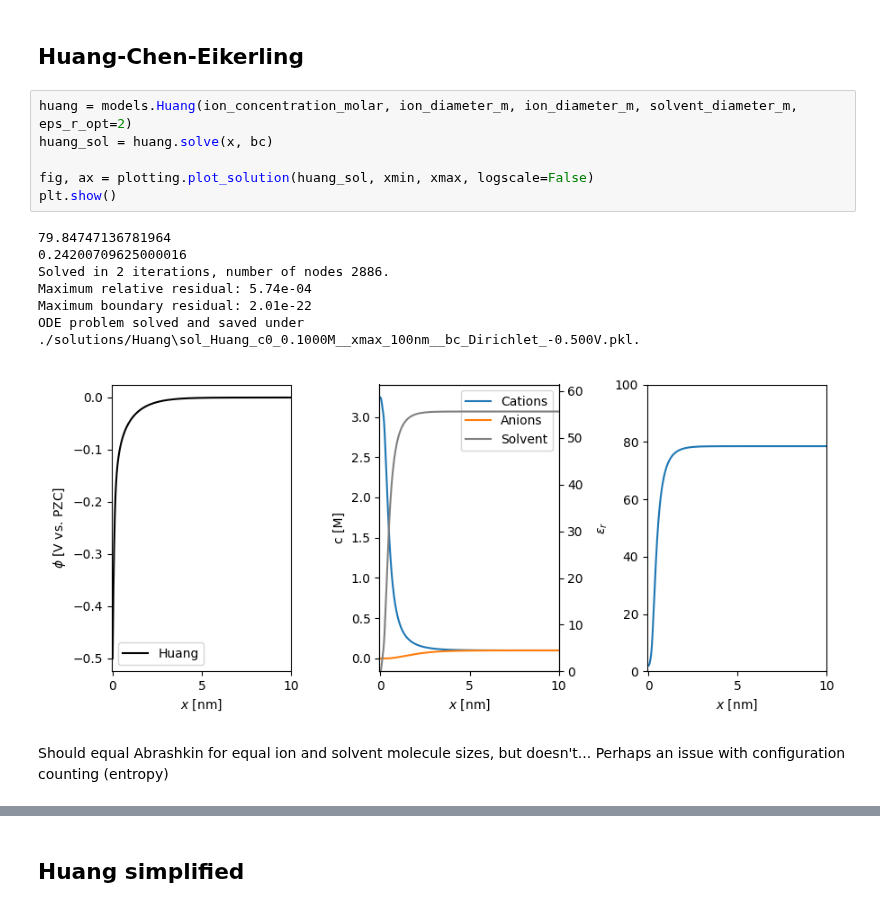
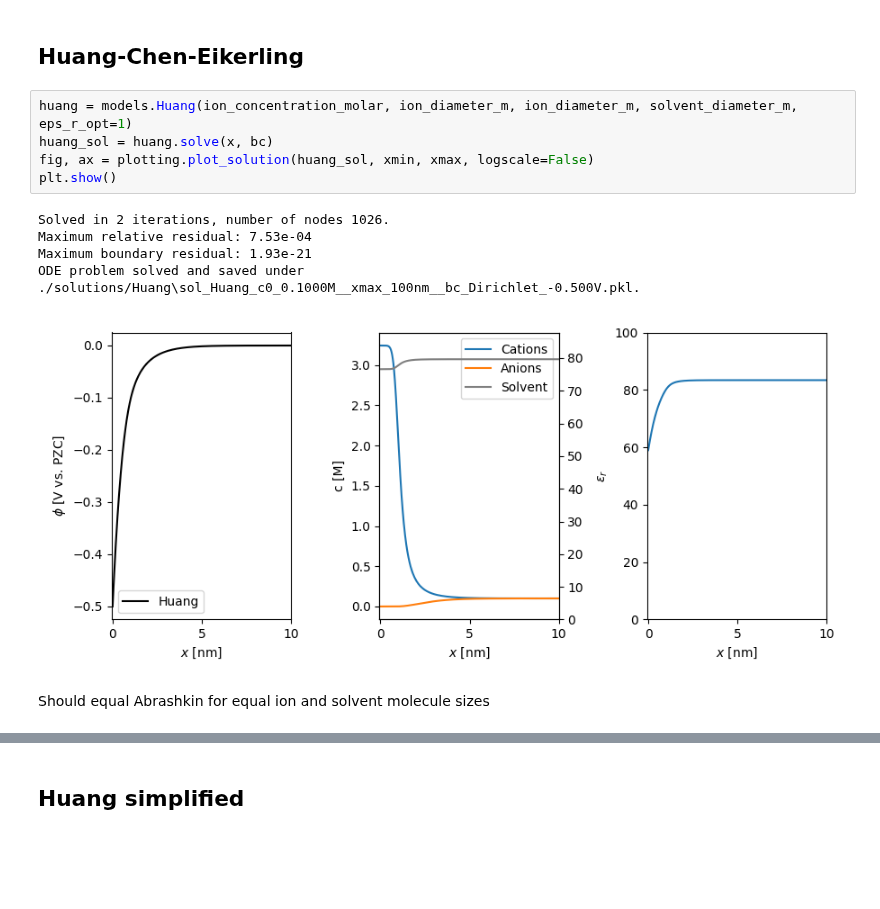
Before and after one commit to lucasdekam/frumkin, a Jupyter notebook: spatial-profiles.ipynb, the cells around one changed output, grey strips where cells are left out. Cells and saved outputs as stored; diff of their text form; blank space fills up the shorter version.

```diff
--- a/spatial-profiles.ipynb
+++ b/spatial-profiles.ipynb
@@ -62,22 +62,19 @@ ODE problem solved and saved under ./solutions/Abrashkin\sol_Abrashkin_c0_0.1000
 [figure]
 # %% [markdown]
 ## Huang-Chen-Eikerling
-# %%
-huang = models.Huang(ion_concentration_molar, ion_diameter_m, ion_diameter_m, solvent_diameter_m, eps_r_opt=2)
-huang_sol = huang.solve(x, bc)
-
-fig, ax = plotting.plot_solution(huang_sol, xmin, xmax, logscale=False)
-plt.show()
-# %% [output]
-79.84747136781964
-0.24200709625000016
-Solved in 2 iterations, number of nodes 2886.
-Maximum relative residual: 5.74e-04
-Maximum boundary residual: 2.01e-22
-ODE problem solved and saved under ./solutions/Huang\sol_Huang_c0_0.1000M__xmax_100nm__bc_Dirichlet_-0.500V.pkl.
-[figure, removed]
+# %%
+huang = models.Huang(ion_concentration_molar, ion_diameter_m, ion_diameter_m, solvent_diameter_m, eps_r_opt=1)
+huang_sol = huang.solve(x, bc)
+fig, ax = plotting.plot_solution(huang_sol, xmin, xmax, logscale=False)
+plt.show()
+# %% [output]
+Solved in 2 iterations, number of nodes 1026.
+Maximum relative residual: 7.53e-04
+Maximum boundary residual: 1.93e-21
+ODE problem solved and saved under ./solutions/Huang\sol_Huang_c0_0.1000M__xmax_100nm__bc_Dirichlet_-0.500V.pkl.
+[figure, added]
 # %% [markdown]
-Should equal Abrashkin for equal ion and solvent molecule sizes, but doesn't... Perhaps an issue with configuration counting (entropy)
+Should equal Abrashkin for equal ion and solvent molecule sizes
 # %%
 huang = models.Huang(ion_concentration_molar, ion_diameter_m, ion_diameter_m, ion_diameter_m, eps_r_opt=1)
 huang_sol2 = huang.solve(x, bc)
```
Also changed, not shown: parts of 5 cells of this notebook, 2 other files.
